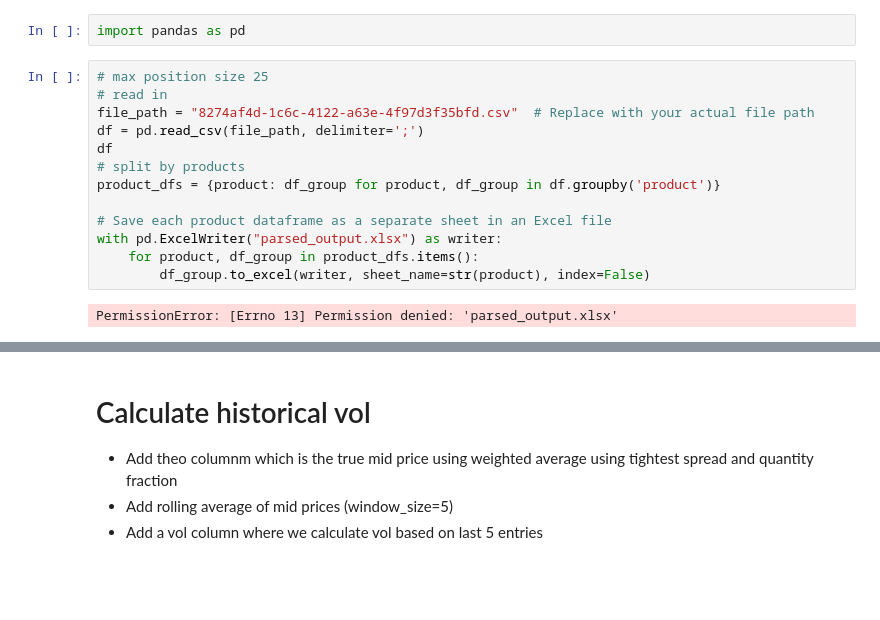
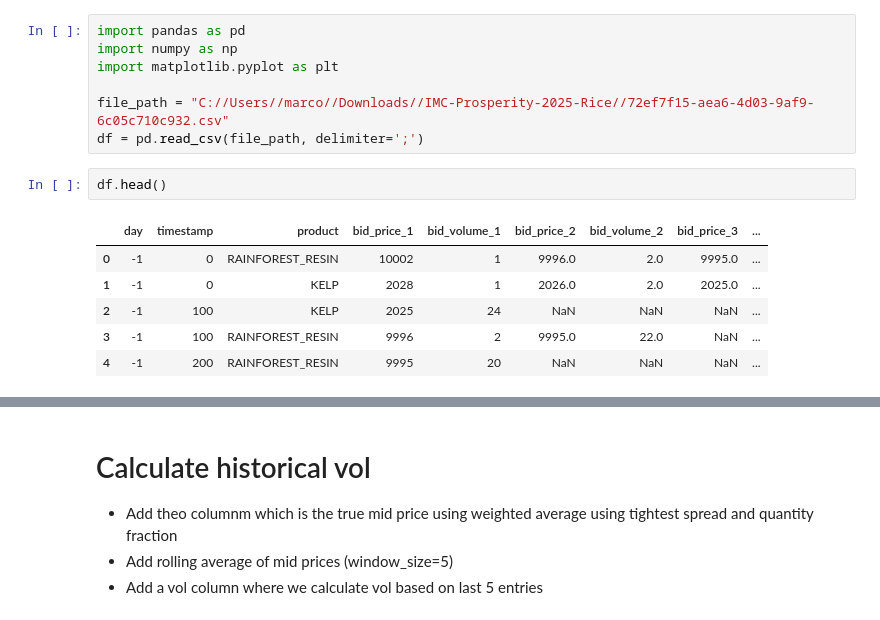
Before and after one commit to Keshav-Shah/IMC-Prosperity-2025-Rice, a Jupyter notebook: trade_data_analysis.ipynb, the cells around one changed output, grey strips where cells are left out. Drawn from its saved outputs; the diff is of its cells as text; blank space fills up the shorter version.

```diff
--- a/trade_data_analysis.ipynb
+++ b/trade_data_analysis.ipynb
@@ -1,17 +1,16 @@
-# %%
-import pandas as pd
 # %%
-# max position size 25
-# read in
-file_path = "8274af4d-1c6c-4122-a63e-4f97d3f35bfd.csv"  # Replace with your actual file path
+import pandas as pd
+import numpy as np
+import matplotlib.pyplot as plt
+
+file_path = "C://Users//marco//Downloads//IMC-Prosperity-2025-Rice//72ef7f15-aea6-4d03-9af9-6c05c710c932.csv"
 df = pd.read_csv(file_path, delimiter=';')
-df
-# split by products
-product_dfs = {product: df_group for product, df_group in df.groupby('product')}
-
-# Save each product dataframe as a separate sheet in an Excel file
-with pd.ExcelWriter("parsed_output.xlsx") as writer:
-    for product, df_group in product_dfs.items():
-        df_group.to_excel(writer, sheet_name=str(product), index=False)
-# %% [output]
-PermissionError: [Errno 13] Permission denied: 'parsed_output.xlsx'
+# %%
+df.head()
+# %% [output]
+|  | day | timestamp | product | bid_price_1 | bid_volume_1 | bid_price_2 | bid_volume_2 | bid_price_3 | ... |
+| 0 | -1 | 0 | RAINFOREST_RESIN | 10002 | 1 | 9996.0 | 2.0 | 9995.0 | ... |
+| 1 | -1 | 0 | KELP | 2028 | 1 | 2026.0 | 2.0 | 2025.0 | ... |
+| 2 | -1 | 100 | KELP | 2025 | 24 | NaN | NaN | NaN | ... |
+| 3 | -1 | 100 | RAINFOREST_RESIN | 9996 | 2 | 9995.0 | 22.0 | NaN | ... |
+| 4 | -1 | 200 | RAINFOREST_RESIN | 9995 | 20 | NaN | NaN | NaN | ... |
```
Also changed, not shown: parts of 11 cells of this notebook, 2 other files.
